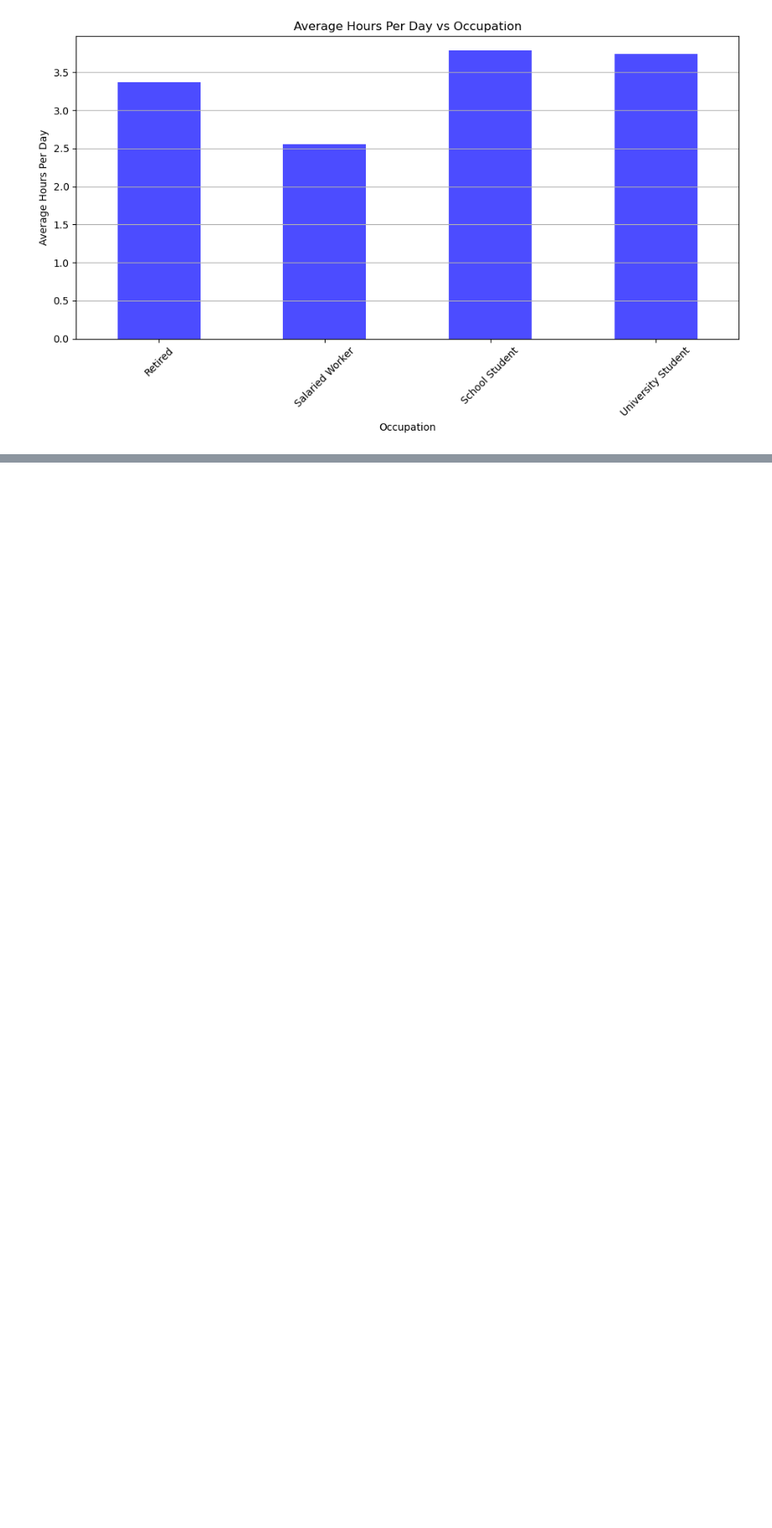
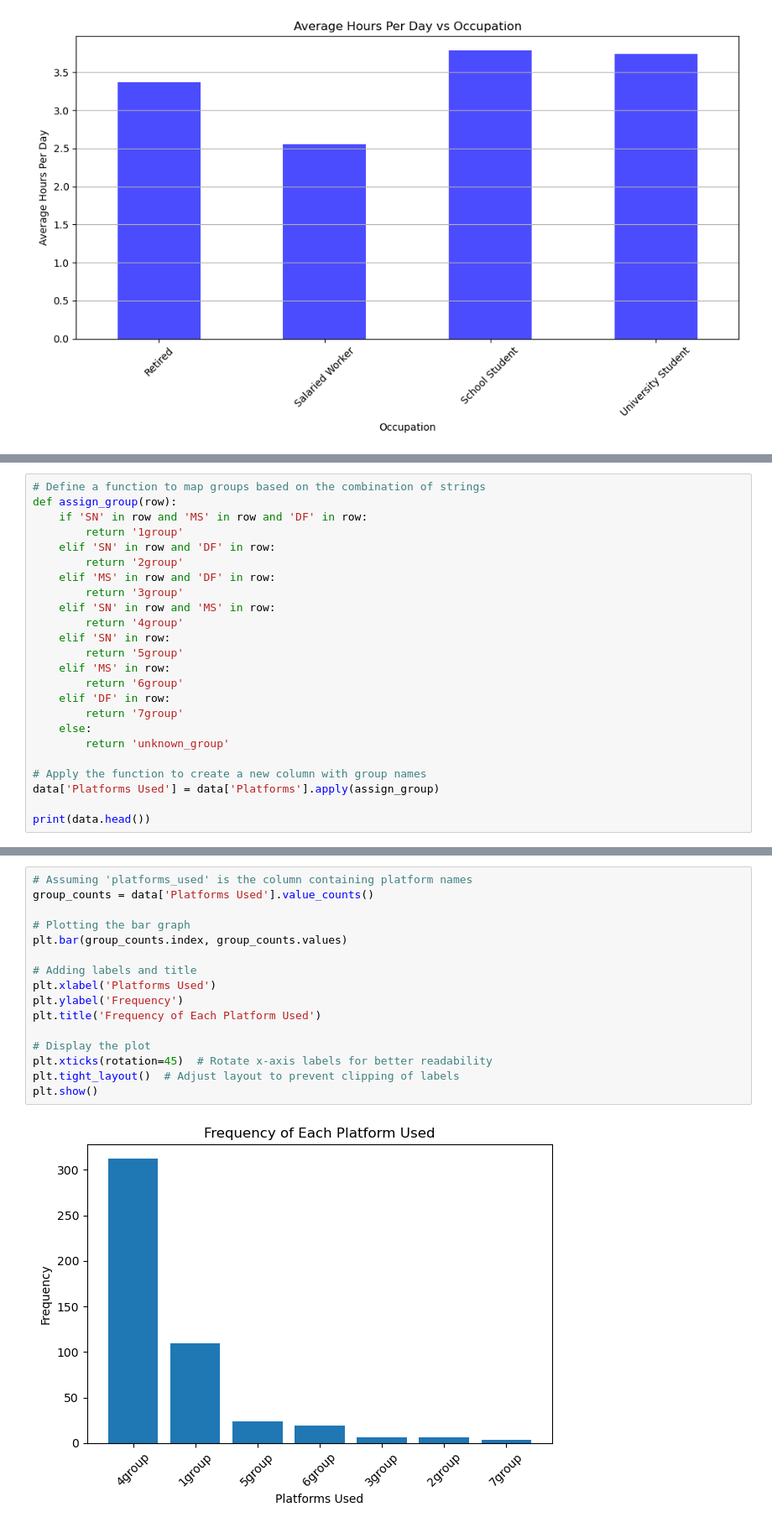
Before and after one commit to serenahinton/Social-Media-and-Mental-Health-Analysis-Project, a Jupyter notebook: social-media-analysis.ipynb, the cells around one changed output, grey strips where cells are left out. Shown at 84% size. Saved outputs shown, nothing was run; the diff lists cells and outputs as text; blank space fills up the shorter version.

```diff
--- a/social-media-analysis.ipynb
+++ b/social-media-analysis.ipynb
@@ -1281,0 +1235,24 @@ Name: Hours Per Day, dtype: float64
+# %%
+# Define a function to map groups based on the combination of strings
+def assign_group(row):
+    if 'SN' in row and 'MS' in row and 'DF' in row:
+        return '1group'
+    elif 'SN' in row and 'DF' in row:
+        return '2group'
+    elif 'MS' in row and 'DF' in row:
+        return '3group'
+    elif 'SN' in row and 'MS' in row:
+        return '4group'
+    elif 'SN' in row:
+        return '5group'
+    elif 'MS' in row:
+        return '6group'
+    elif 'DF' in row:
+        return '7group'
+    else:
+        return 'unknown_group'
+
+# Apply the function to create a new column with group names
+data['Platforms Used'] = data['Platforms'].apply(assign_group)
+
+print(data.head())
@@ -1281,0 +1296,18 @@ Name: Hours Per Day, dtype: float64
+# %%
+# Assuming 'platforms_used' is the column containing platform names
+group_counts = data['Platforms Used'].value_counts()
+
+# Plotting the bar graph
+plt.bar(group_counts.index, group_counts.values)
+
+# Adding labels and title
+plt.xlabel('Platforms Used')
+plt.ylabel('Frequency')
+plt.title('Frequency of Each Platform Used')
+
+# Display the plot
+plt.xticks(rotation=45)  # Rotate x-axis labels for better readability
+plt.tight_layout()  # Adjust layout to prevent clipping of labels
+plt.show()
+# %% [output]
+[figure, added]
```
Also changed, not shown: parts of 14 cells of this notebook.
